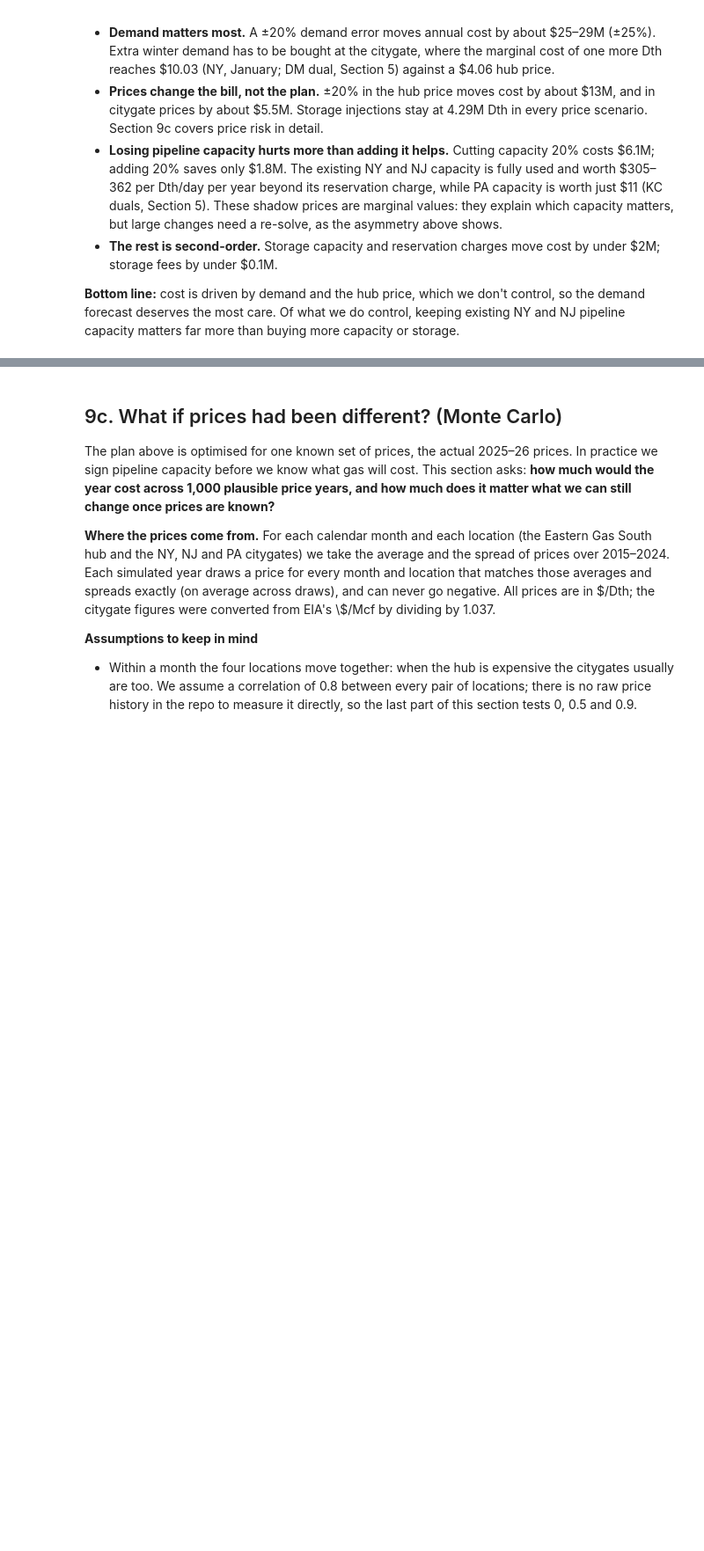
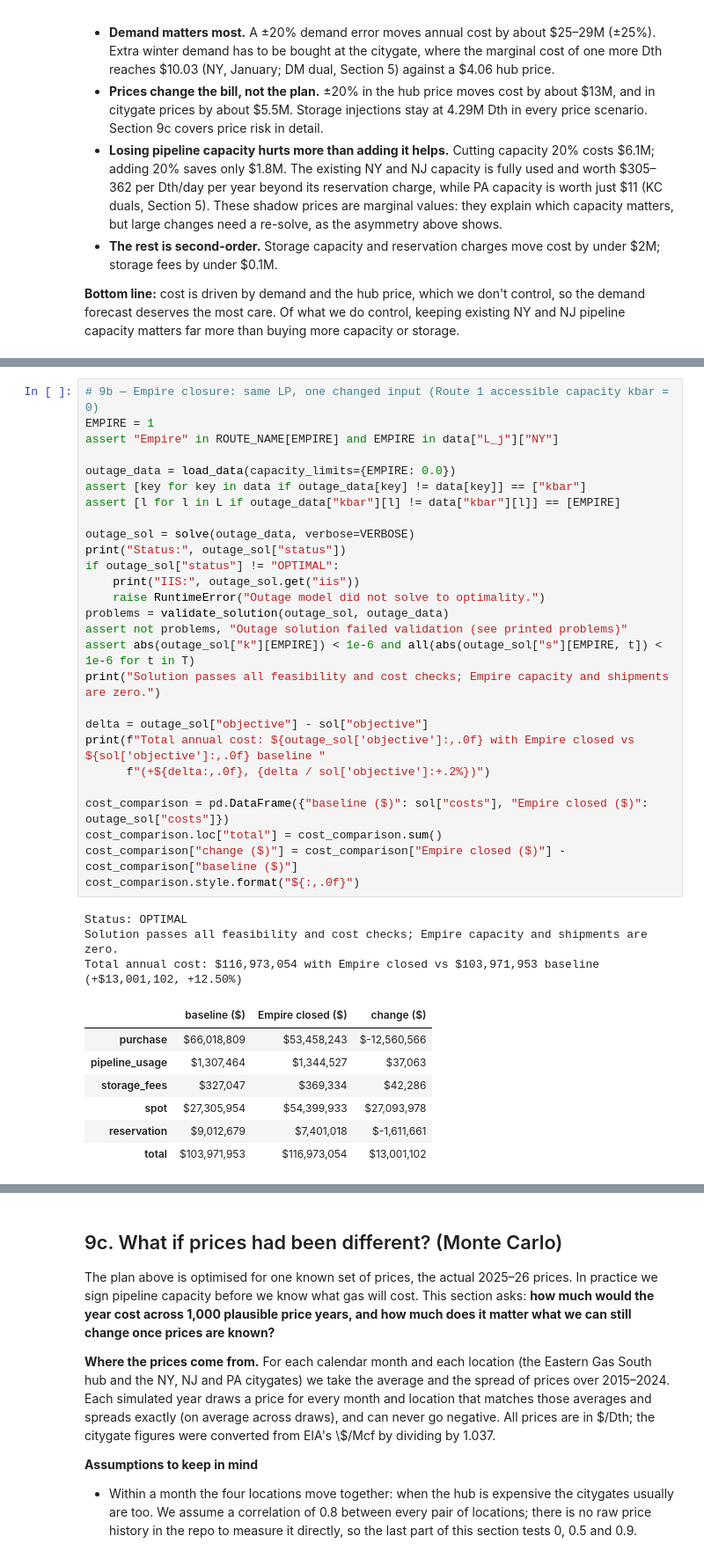
Before and after one commit to robjiakai/MidAtlanticGasMerchant, a Jupyter notebook: run_model.ipynb, the cells around one changed output, grey strips where cells are left out. Shown at 88% size. Saved outputs shown, nothing was run; the diff lists cells and outputs as text; blank space fills up the shorter version.

```diff
--- a/run_model.ipynb
+++ b/run_model.ipynb
@@ -714,0 +531,38 @@ plt.show()
+# %%
+# 9b — Empire closure: same LP, one changed input (Route 1 accessible capacity kbar = 0)
+EMPIRE = 1
+assert "Empire" in ROUTE_NAME[EMPIRE] and EMPIRE in data["L_j"]["NY"]
+
+outage_data = load_data(capacity_limits={EMPIRE: 0.0})
+assert [key for key in data if outage_data[key] != data[key]] == ["kbar"]
+assert [l for l in L if outage_data["kbar"][l] != data["kbar"][l]] == [EMPIRE]
+
+outage_sol = solve(outage_data, verbose=VERBOSE)
+print("Status:", outage_sol["status"])
+if outage_sol["status"] != "OPTIMAL":
+    print("IIS:", outage_sol.get("iis"))
+    raise RuntimeError("Outage model did not solve to optimality.")
+problems = validate_solution(outage_sol, outage_data)
+assert not problems, "Outage solution failed validation (see printed problems)"
+assert abs(outage_sol["k"][EMPIRE]) < 1e-6 and all(abs(outage_sol["s"][EMPIRE, t]) < 1e-6 for t in T)
+print("Solution passes all feasibility and cost checks; Empire capacity and shipments are zero.")
+
+delta = outage_sol["objective"] - sol["objective"]
+print(f"Total annual cost: ${outage_sol['objective']:,.0f} with Empire closed vs ${sol['objective']:,.0f} baseline "
+      f"(+${delta:,.0f}, {delta / sol['objective']:+.2%})")
+
+cost_comparison = pd.DataFrame({"baseline ($)": sol["costs"], "Empire closed ($)": outage_sol["costs"]})
+cost_comparison.loc["total"] = cost_comparison.sum()
+cost_comparison["change ($)"] = cost_comparison["Empire closed ($)"] - cost_comparison["baseline ($)"]
+cost_comparison.style.format("${:,.0f}")
+# %% [output]
+Status: OPTIMAL
+Solution passes all feasibility and cost checks; Empire capacity and shipments are zero.
+Total annual cost: $116,973,054 with Empire closed vs $103,971,953 baseline (+$13,001,102, +12.50%)
+|  | baseline ($) | Empire closed ($) | change ($) |
+| purchase | $66,018,809 | $53,458,243 | $-12,560,566 |
+| pipeline_usage | $1,307,464 | $1,344,527 | $37,063 |
+| storage_fees | $327,047 | $369,334 | $42,286 |
+| spot | $27,305,954 | $54,399,933 | $27,093,978 |
+| reservation | $9,012,679 | $7,401,018 | $-1,611,661 |
+| total | $103,971,953 | $116,973,054 | $13,001,102 |
```
Also changed, not shown: parts of 35 cells of this notebook, 12 other files.
